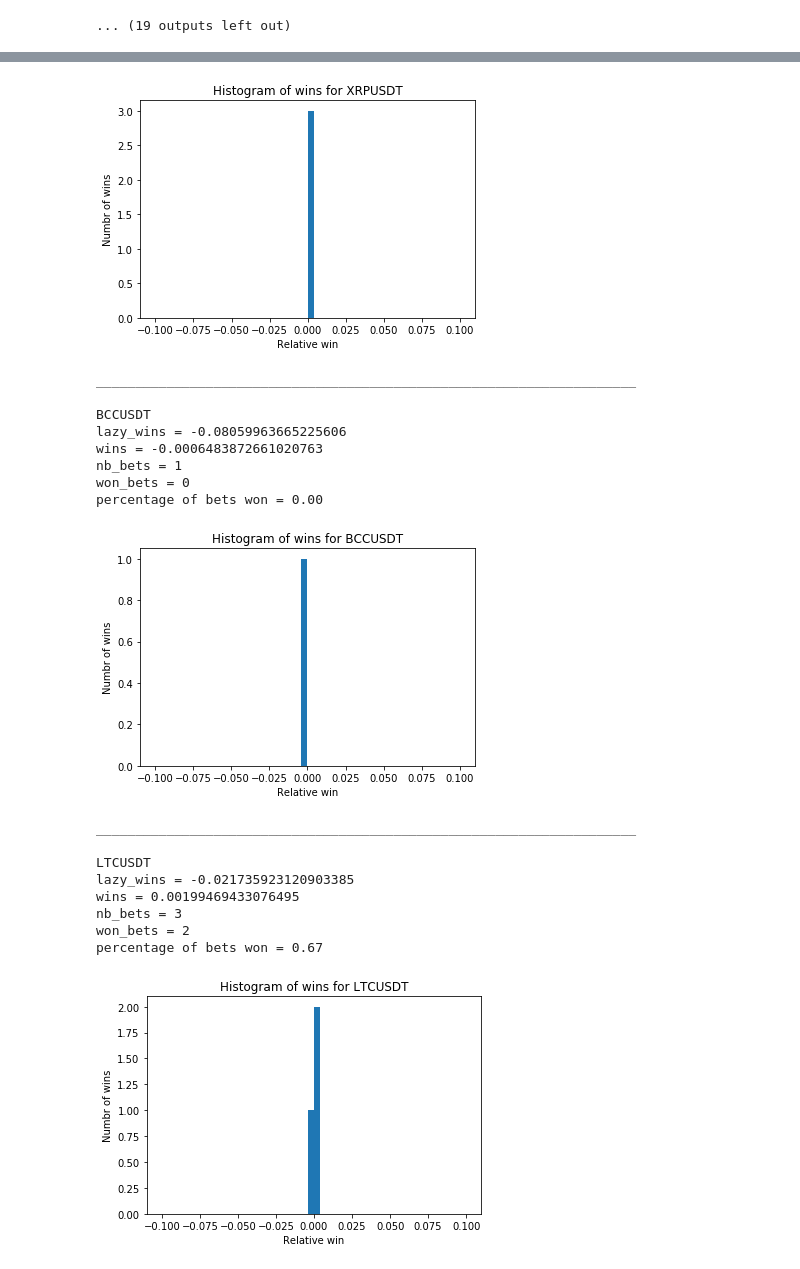
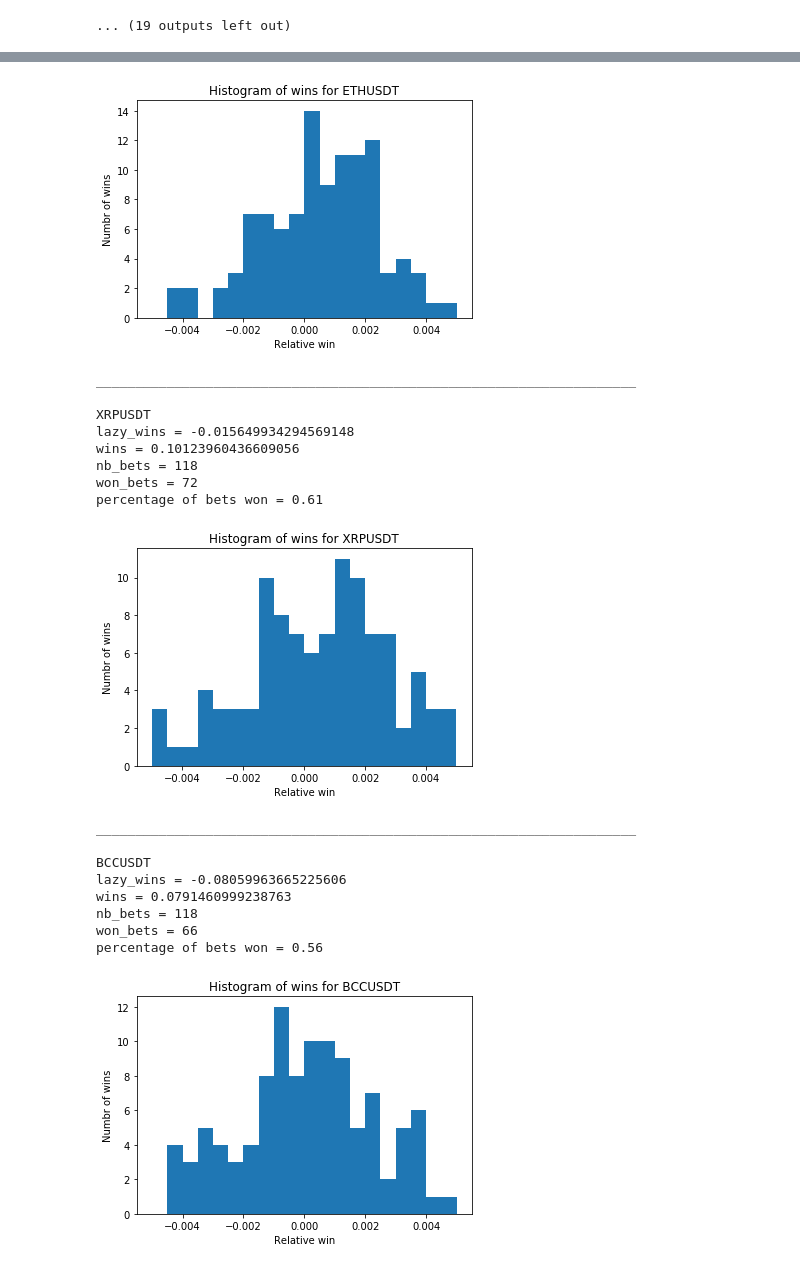
Before and after one commit to ericguillaume/sniffer, a Jupyter notebook: visualize_features.ipynb, the cells around one changed output, grey strips where cells are left out. Drawn from its saved outputs; the diff is of its cells as text; code cells hidden in the pictures.

Commit message:
STATE: we make 3.39 percent, gaussian is moving to the right but still under the fees

```diff
--- a/visualize_features.ipynb
+++ b/visualize_features.ipynb
@@ -297,14 +297,14 @@ def display_histogram_wins(symbol, win_array):
         plt.title('Histogram of wins for {}'.format(symbol))
         plt.xlabel('Relative win'.format(np.median(win_array)))
         plt.ylabel('Numbr of wins')
-        plt.hist(win_array, bins=50, range=(-0.10, 0.10))
+        plt.hist(win_array, bins=20, range=(-0.005, 0.005))
         plt.show()
 
 
 def try_winning(symbol, all_won_bets, all_won_sums):
     #d_symbol_minutes_before_retrying = defaultdict(int)
     wins = 0.0 # sum of relative wins
-    keep_for_x_minutes = 1
+    keep_for_x_minutes = 5
     dont_touch_same_currency_for_n_minutes = 50
     min_diff_domains_weighted_to_buy_or_sell = 0.86 # debug 0.75
 
@@ -337,7 +337,7 @@ def try_winning(symbol, all_won_bets, all_won_sums):
 
         # second condition to decide to buy
         bucket = d_symbol_bucket[symbol][idx]
-        condition_to_buy = (bucket == -1) # on fait que achete -1 pour le moment
+        condition_to_buy = (bucket == 1) # on fait que achete 1 pour le moment
         if not condition_to_buy:
             continue
 
@@ -379,7 +379,7 @@ all_won_bets = []
 for symbol in selected_symbols:
     all_won_sums = try_winning(symbol, all_won_bets, all_won_sums)
 display_histogram_wins("All currencies", all_won_bets)
-print("all_won_sums = {}".format())
+print("all_won_sums = {}".format(all_won_sums))
 # %% [output]
 BTCUSDT
 lazy_wins = -0.011394620944008773
@@ -406,21 +399,21 @@ percentage of bets won = 1.00
-[figure, old version]
+[figure, new version]
 _____________________________________________________________________
 
-BCCUSDT
-lazy_wins = -0.08059963665225606
-wins = -0.0006483872661020763
-nb_bets = 1
-won_bets = 0
-percentage of bets won = 0.00
+XRPUSDT
+lazy_wins = -0.015649934294569148
+wins = 0.10123960436609056
+nb_bets = 118
+won_bets = 72
+percentage of bets won = 0.61
-[figure, old version]
+[figure, new version]
 _____________________________________________________________________
 
-LTCUSDT
-lazy_wins = -0.021735923120903385
-wins = 0.00199469433076495
-nb_bets = 3
-won_bets = 2
-percentage of bets won = 0.67
+BCCUSDT
+lazy_wins = -0.08059963665225606
+wins = 0.0791460999238763
+nb_bets = 118
+won_bets = 66
+percentage of bets won = 0.56
-[figure, old version]
+[figure, new version]
 _____________________________________________________________________
 
```
Also changed, not shown: parts of 1 cell of this notebook.
